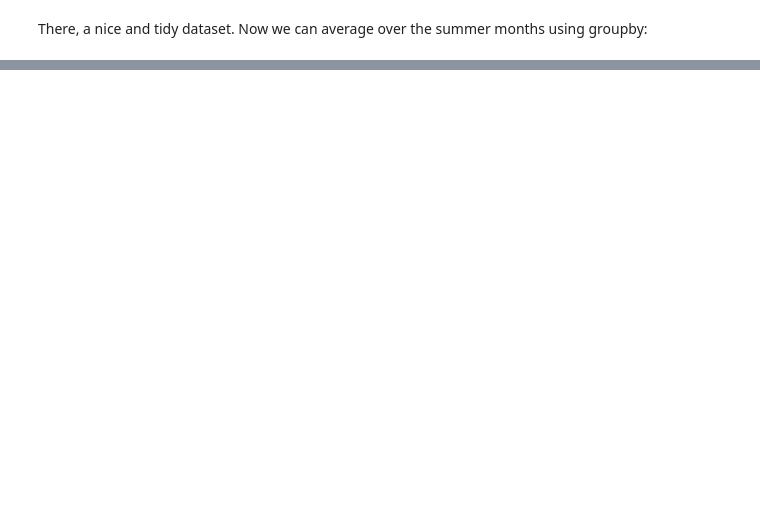
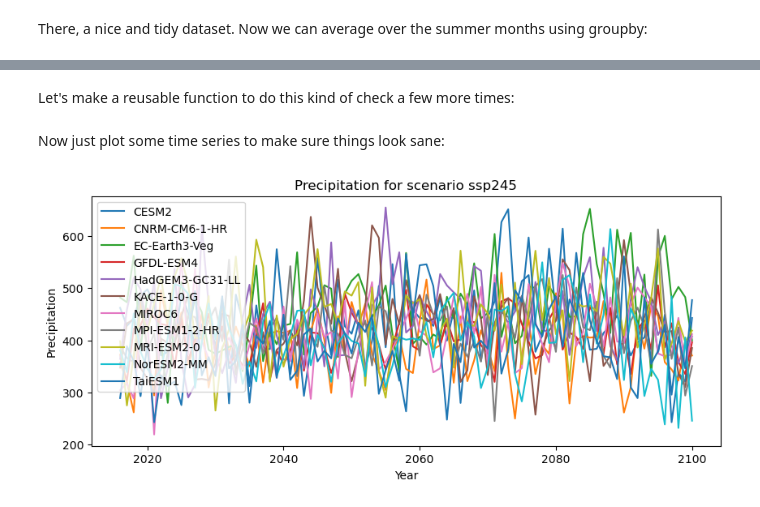
Before and after one commit to ua-snap/ardac-toolbox, a Jupyter notebook: notebooks/cmip6_polygon_summary.ipynb, the cells around one changed output, grey strips where cells are left out. Saved outputs shown, nothing was run; the diff lists cells and outputs as text; code cells hidden in the pictures; blank space fills up the shorter version.

```diff
--- a/notebooks/cmip6_polygon_summary.ipynb
+++ b/notebooks/cmip6_polygon_summary.ipynb
@@ -803,0 +557,2 @@ pd.pivot_table(
+# %% [markdown]
+Let's make a reusable function to do this kind of check a few more times:
@@ -803,0 +599,16 @@ pd.pivot_table(
+# %% [markdown]
+Now just plot some time series to make sure things look sane:
+# %%
+df_ssp245 = pr_df.query("scenario == 'ssp245' & year > 2015")
+plt.figure(figsize=(10, 4))
+for model in df_ssp245["model"].unique():
+    model_data = df_ssp245[df_ssp245["model"] == model]
+    plt.plot(model_data["year"], model_data["pr"], label=model)
+
+plt.xlabel("Year")
+plt.ylabel("Precipitation")
+plt.title("Precipitation for scenario ssp245")
+plt.legend()
+plt.show()
+# %% [output]
+[figure, added]
```
Also changed, not shown: parts of 108 cells of this notebook.
